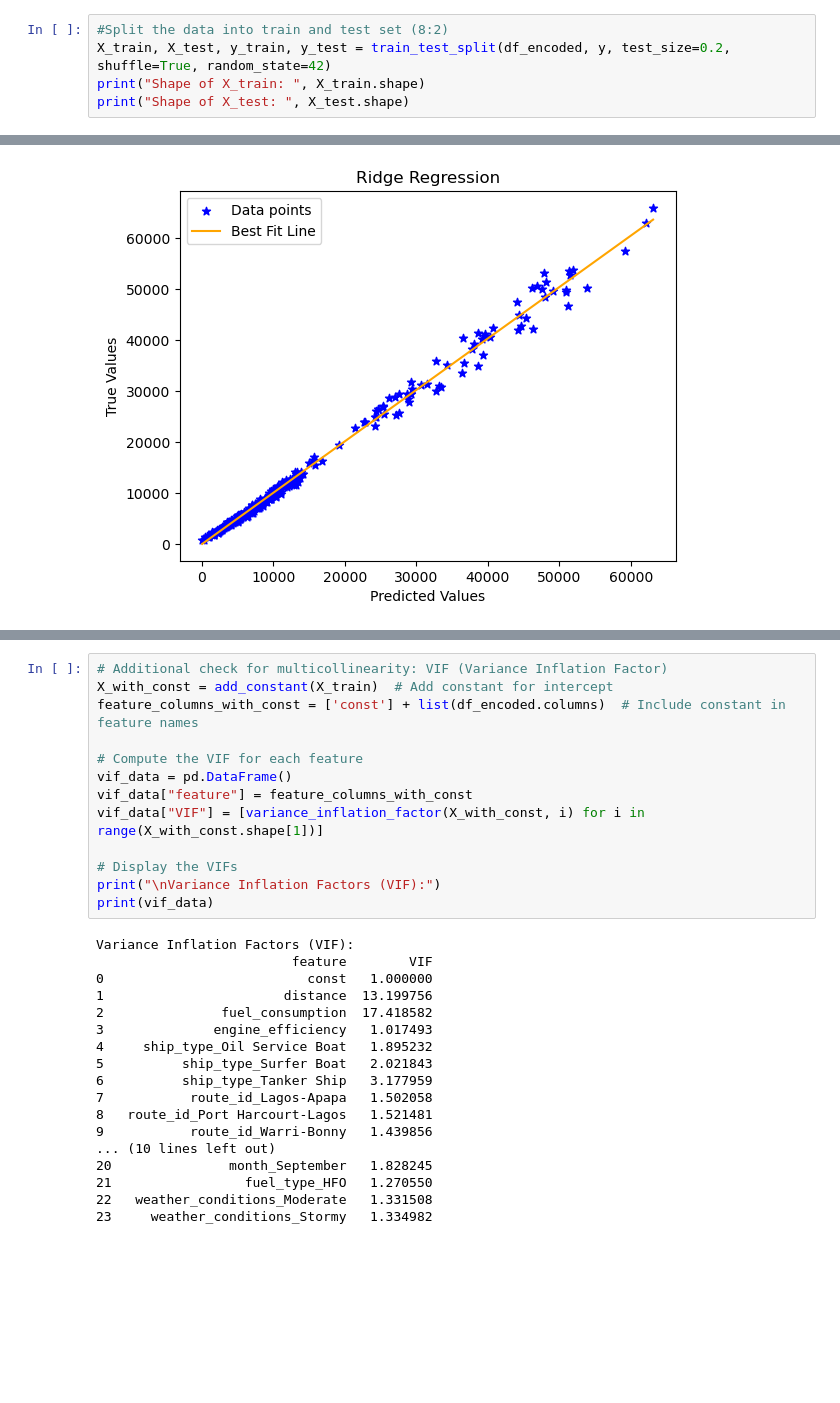
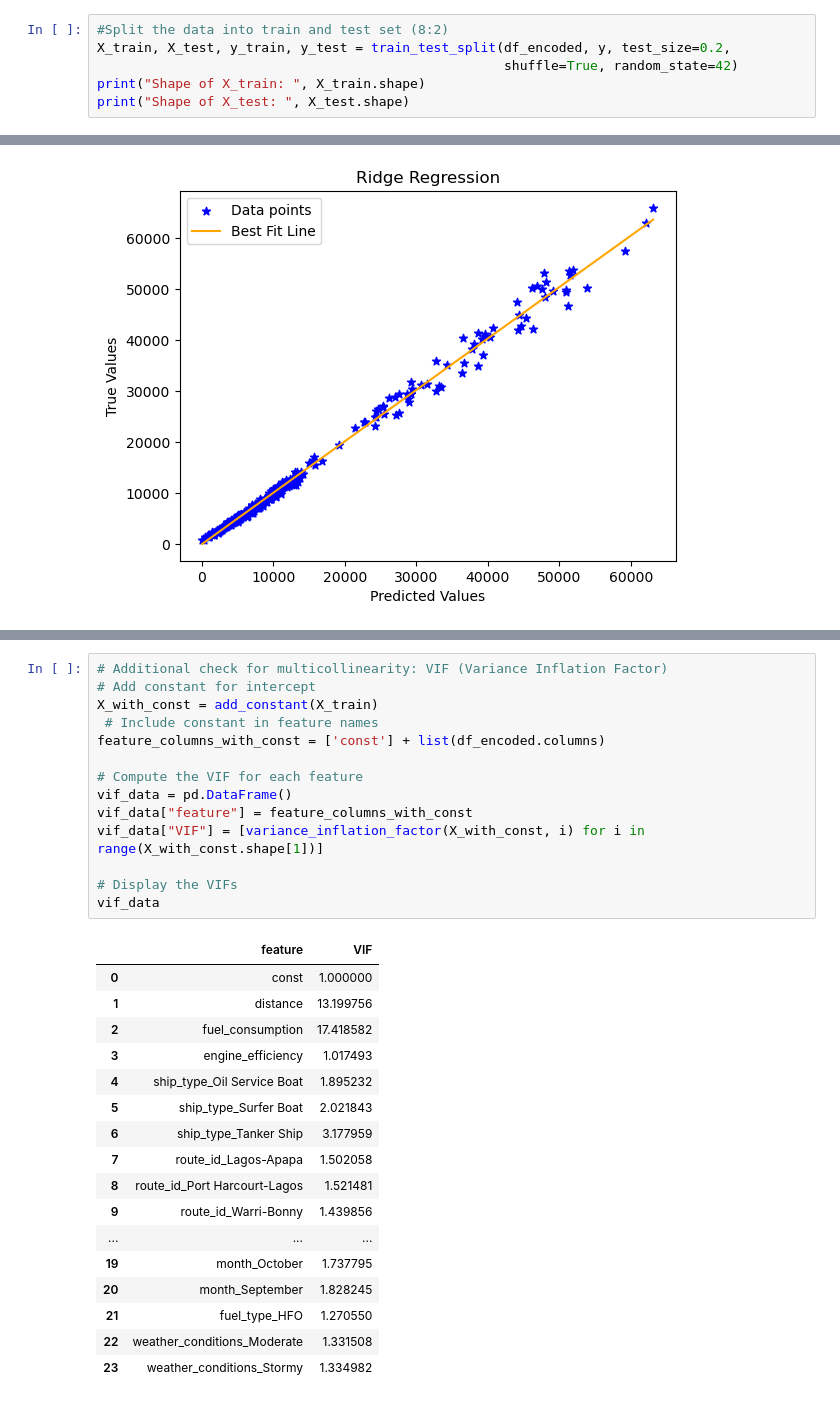
Before and after one commit to misaki22220317/SC5002_Lab_Assignmnet2, a Jupyter notebook: SC5002_Lab_Assignment2.ipynb, the cells around one changed output, grey strips where cells are left out. Drawn from its saved outputs; the diff is of its cells as text; blank space fills up the shorter version.

```diff
--- a/SC5002_Lab_Assignment2.ipynb
+++ b/SC5002_Lab_Assignment2.ipynb
@@ -100,7 +100,8 @@ df_encoded.head()
 5 rows × 23 columns
 # %%
 #Split the data into train and test set (8:2)
-X_train, X_test, y_train, y_test = train_test_split(df_encoded, y, test_size=0.2, shuffle=True, random_state=42)
+X_train, X_test, y_train, y_test = train_test_split(df_encoded, y, test_size=0.2,
+                                                    shuffle=True, random_state=42)
 print("Shape of X_train: ", X_train.shape)
 print("Shape of X_test: ", X_test.shape)
 # %% [output]
@@ -221,35 +222,36 @@ Ridge Regression (alpha=0.0) CV R² scores: [0.99400899 0.99600528 0.99489961 0.
 Mean CV R² (Ridge Regression): 0.9943148123097203
 # %%
 # Additional check for multicollinearity: VIF (Variance Inflation Factor)
-X_with_const = add_constant(X_train)  # Add constant for intercept
-feature_columns_with_const = ['const'] + list(df_encoded.columns)  # Include constant in feature names
+# Add constant for intercept
+X_with_const = add_constant(X_train)
+ # Include constant in feature names
+feature_columns_with_const = ['const'] + list(df_encoded.columns)
 
 # Compute the VIF for each feature
 vif_data = pd.DataFrame()
 vif_data["feature"] = feature_columns_with_const
 vif_data["VIF"] = [variance_inflation_factor(X_with_const, i) for i in range(X_with_const.shape[1])]
 
 # Display the VIFs
-print("\nVariance Inflation Factors (VIF):")
-print(vif_data)
+vif_data
 # %% [output]
-Variance Inflation Factors (VIF):
-                         feature        VIF
-0                          const   1.000000
-1                       distance  13.199756
-2               fuel_consumption  17.418582
-3              engine_efficiency   1.017493
-4     ship_type_Oil Service Boat   1.895232
-5          ship_type_Surfer Boat   2.021843
-6          ship_type_Tanker Ship   3.177959
-7           route_id_Lagos-Apapa   1.502058
-8   route_id_Port Harcourt-Lagos   1.521481
-9           route_id_Warri-Bonny   1.439856
-... (10 lines left out)
-20               month_September   1.828245
-21                 fuel_type_HFO   1.270550
-22   weather_conditions_Moderate   1.331508
-23     weather_conditions_Stormy   1.334982
+|  | feature | VIF |
+| 0 | const | 1.000000 |
+| 1 | distance | 13.199756 |
+| 2 | fuel_consumption | 17.418582 |
+| 3 | engine_efficiency | 1.017493 |
+| 4 | ship_type_Oil Service Boat | 1.895232 |
+| 5 | ship_type_Surfer Boat | 2.021843 |
+| 6 | ship_type_Tanker Ship | 3.177959 |
+| 7 | route_id_Lagos-Apapa | 1.502058 |
+| 8 | route_id_Port Harcourt-Lagos | 1.521481 |
+| 9 | route_id_Warri-Bonny | 1.439856 |
+| ... | ... | ... |
+| 19 | month_October | 1.737795 |
+| 20 | month_September | 1.828245 |
+| 21 | fuel_type_HFO | 1.270550 |
+| 22 | weather_conditions_Moderate | 1.331508 |
+| 23 | weather_conditions_Stormy | 1.334982 |
 # %%
 # Calculate the correlation matrix for the features
 correlation_matrix = df_encoded.corr()
```
Also changed, not shown: parts of 2 cells of this notebook, 2 other files.
